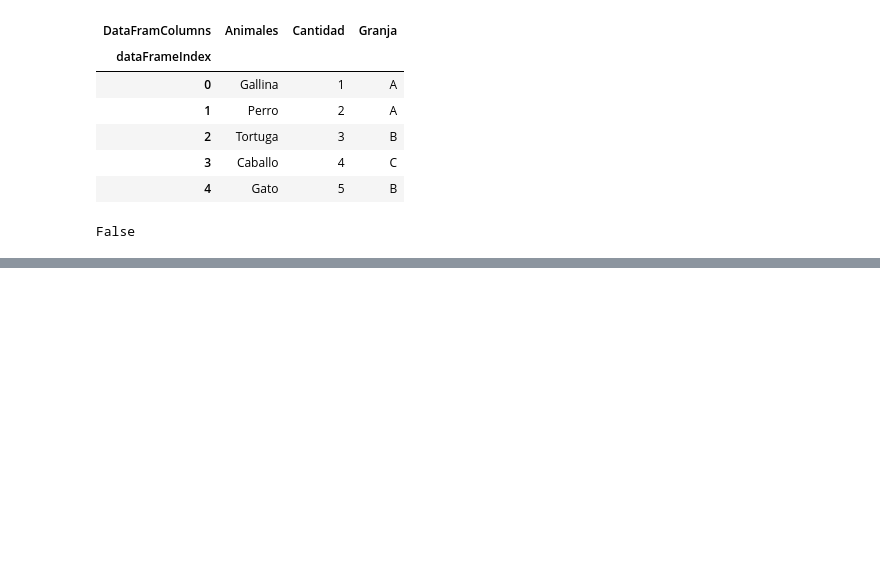
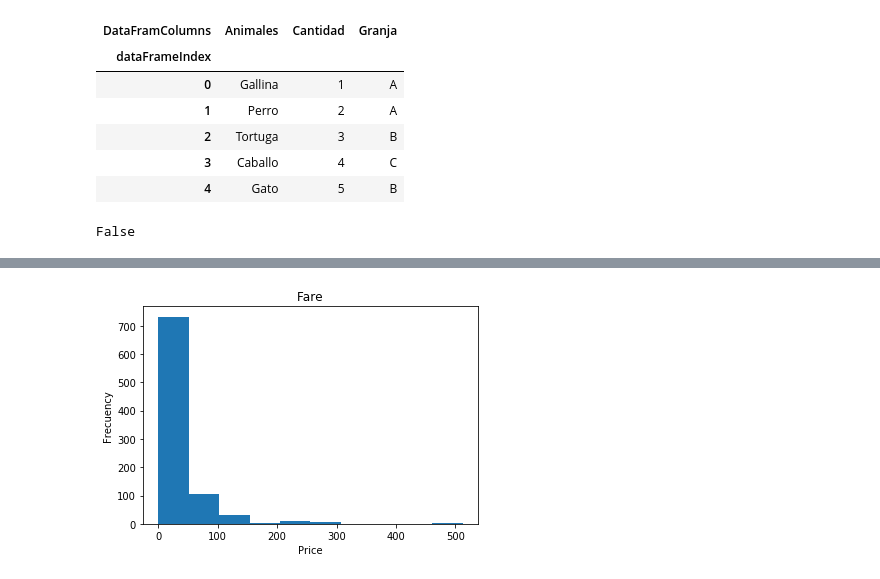
Before and after one commit to mrHyde90/DataScienceCourse, a Jupyter notebook: Pandas.ipynb, the cells around one changed output, grey strips where cells are left out. Saved outputs shown, nothing was run; the diff lists cells and outputs as text; code cells hidden in the pictures; blank space fills up the shorter version.

```diff
--- a/Pandas.ipynb
+++ b/Pandas.ipynb
@@ -437,0 +571,9 @@ False
+# %%
+#Para checar solo una columna
+titanic_train["Fare"].plot(kind="hist")
+plt.title("Fare")
+plt.ylabel("Frecuency")
+plt.xlabel("Price")
+plt.show()
+# %% [output]
+[figure, added]
```
Also changed, not shown: parts of 31 cells of this notebook.
